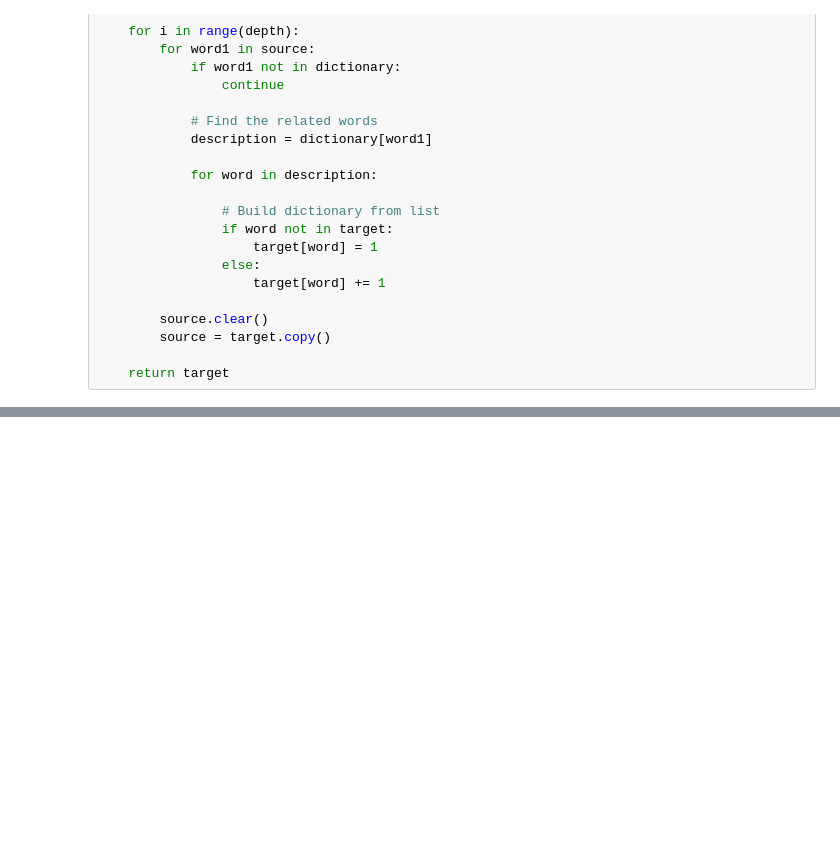
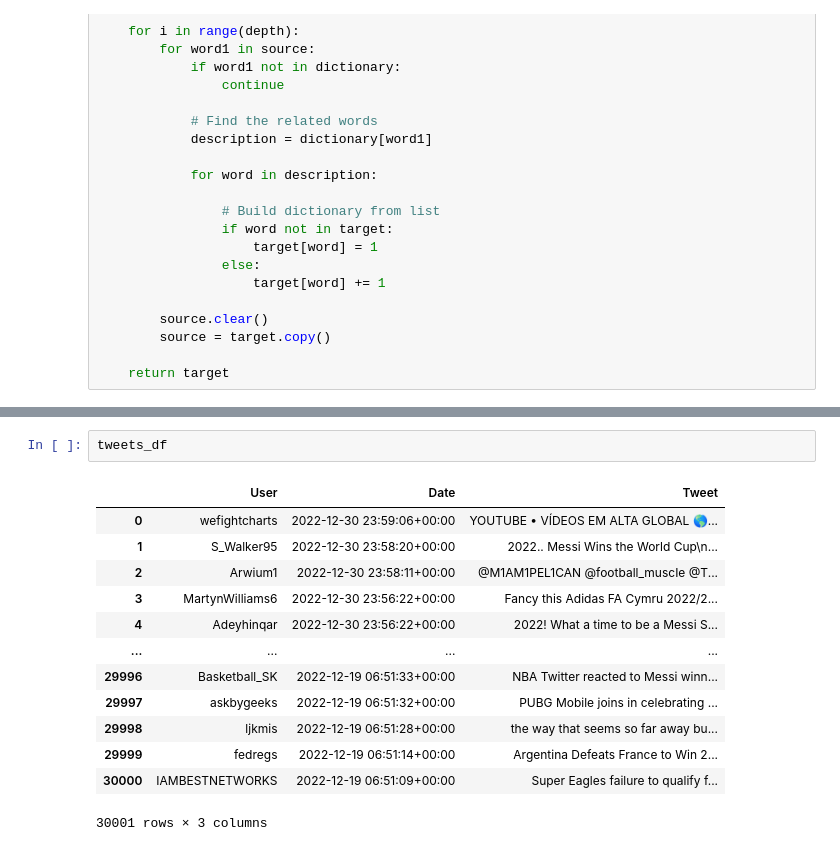
Before and after one commit to sadaki19/Sentiment_Analysis_Using_Plutchik_Wheel, a Jupyter notebook: Code.ipynb, the cells around one changed output, grey strips where cells are left out. Saved outputs shown, nothing was run; the diff lists cells and outputs as text; blank space fills up the shorter version.

```diff
--- a/Code.ipynb
+++ b/Code.ipynb
@@ -265,0 +226,16 @@ Anticipation:  733
+# %%
+tweets_df
+# %% [output]
+|  | User | Date | Tweet |
+| 0 | wefightcharts | 2022-12-30 23:59:06+00:00 | YOUTUBE • VÍDEOS EM ALTA GLOBAL 🌎... |
+| 1 | S_Walker95 | 2022-12-30 23:58:20+00:00 | 2022.. Messi Wins the World Cup\n... |
+| 2 | Arwium1 | 2022-12-30 23:58:11+00:00 | @M1AM1PEL1CAN @football_muscIe @T... |
+| 3 | MartynWilliams6 | 2022-12-30 23:56:22+00:00 | Fancy this Adidas FA Cymru 2022/2... |
+| 4 | Adeyhinqar | 2022-12-30 23:56:22+00:00 | 2022! What a time to be a Messi S... |
+| ... | ... | ... | ... |
+| 29996 | Basketball_SK | 2022-12-19 06:51:33+00:00 | NBA Twitter reacted to Messi winn... |
+| 29997 | askbygeeks | 2022-12-19 06:51:32+00:00 | PUBG Mobile joins in celebrating ... |
+| 29998 | ljkmis | 2022-12-19 06:51:28+00:00 | the way that seems so far away bu... |
+| 29999 | fedregs | 2022-12-19 06:51:14+00:00 | Argentina Defeats France to Win 2... |
+| 30000 | IAMBESTNETWORKS | 2022-12-19 06:51:09+00:00 | Super Eagles failure to qualify f... |
+30001 rows × 3 columns
```
Also changed, not shown: parts of 25 cells of this notebook, 1 other file.
